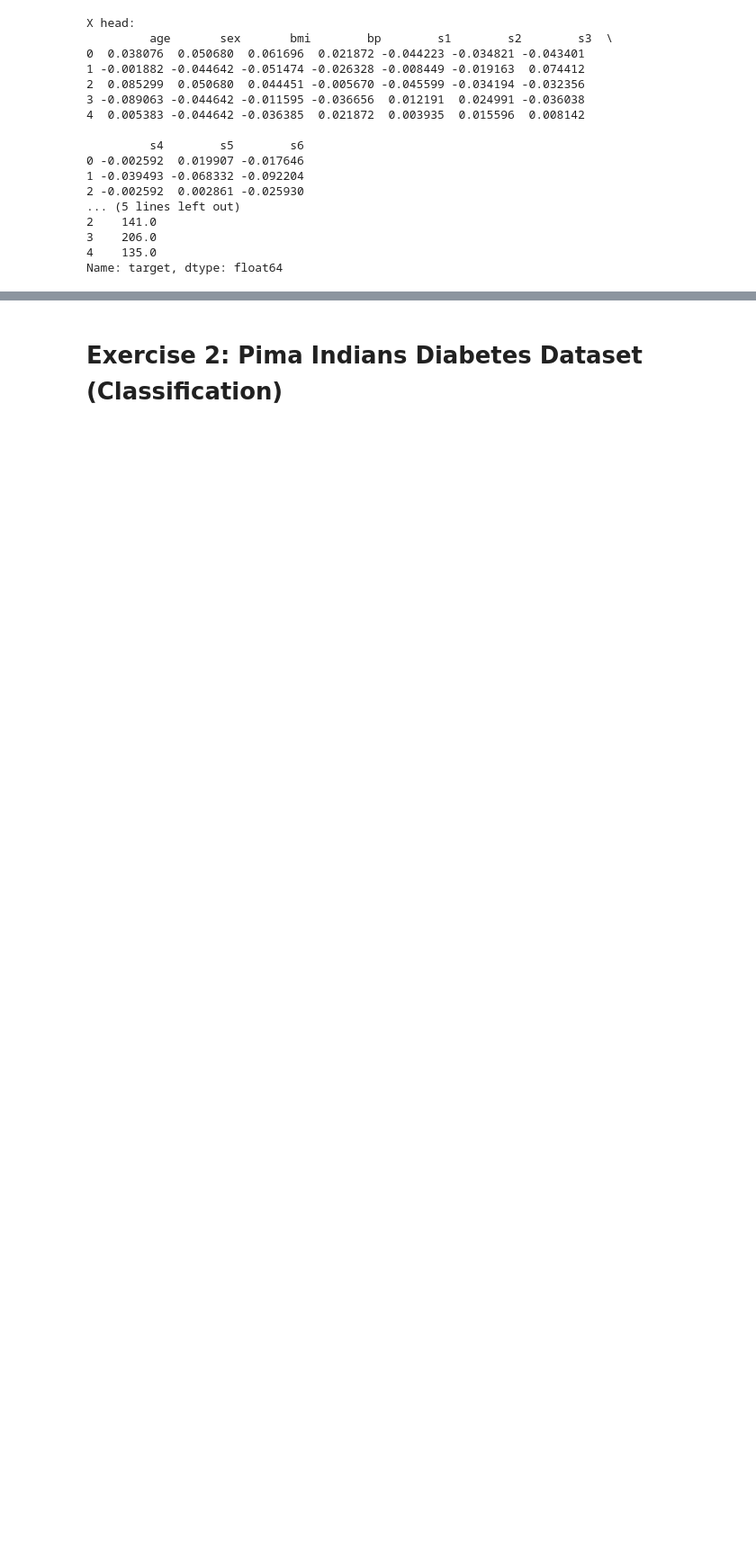
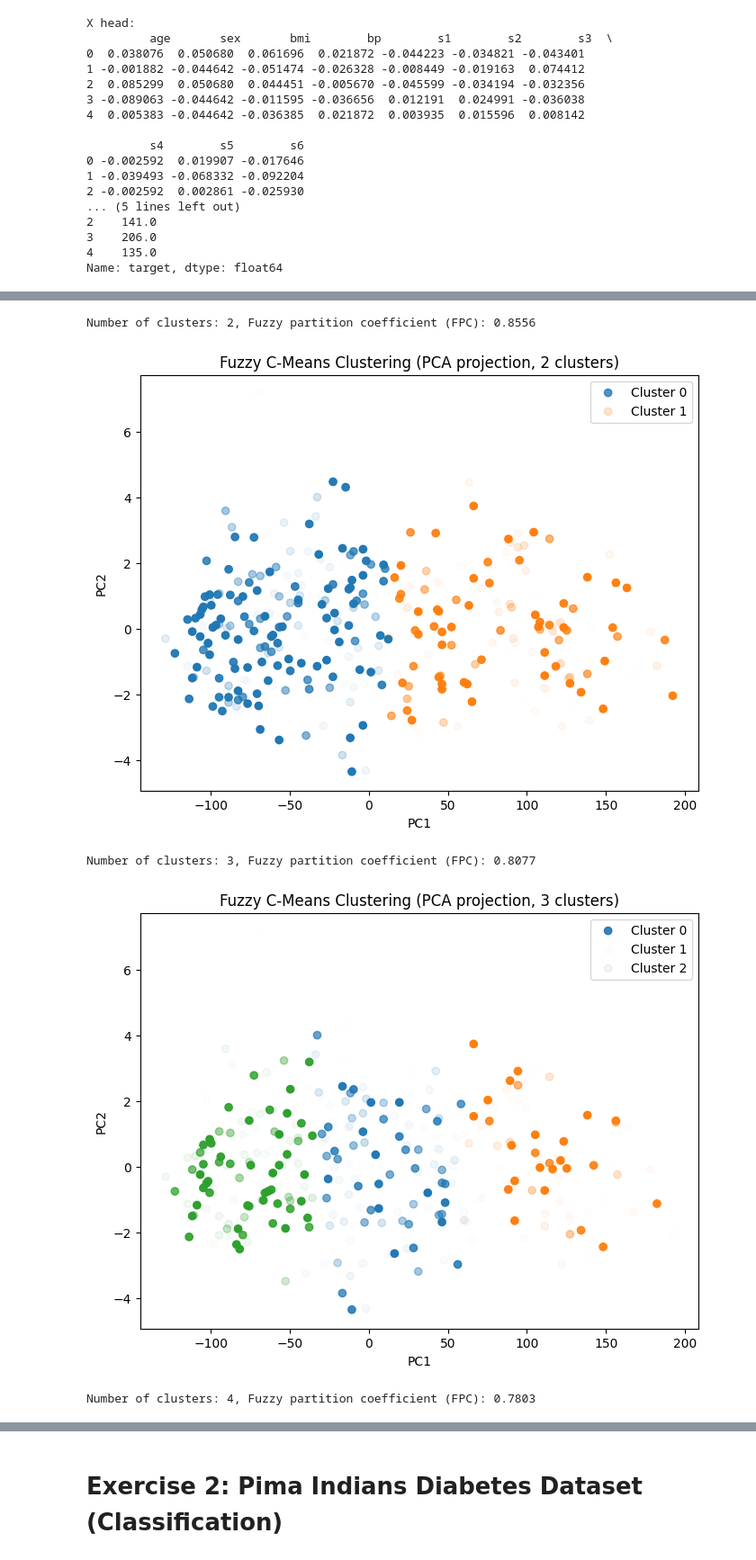
Before and after one commit to MargaridaNabais1/MargaridaNabais_Assignement1, a Jupyter notebook: Untitled-1.ipynb, the cells around one changed output, grey strips where cells are left out. Shown: that part at 90% size. Saved outputs shown, nothing was run; the diff lists cells and outputs as text; code cells hidden in the pictures; blank space fills up the shorter version.

```diff
--- a/Untitled-1.ipynb
+++ b/Untitled-1.ipynb
@@ -121,0 +87,53 @@ Number of clusters: 4, Fuzzy partition coefficient (FPC): 0.7803
+# %%
+m = 2  # fuzziness coefficient
+
+# Concatenate target for clustering (use numpy arrays)
+Xexp = np.concatenate([Xtr.numpy(), ytr.numpy()], axis=1)
+
+# Transpose data for skfuzzy (expects features x samples)
+Xexp_T = Xexp.T
+
+# Reduce data to 2D for plotting (use same data you clustered on)
+Xexp_2d = PCA(n_components=2).fit_transform(Xexp)
+
+# Try different numbers of clusters
+for n_clusters in [2, 3, 4]:
+    # Fuzzy C-means clustering
+    centers, u, u0, d, jm, p, fpc = fuzz.cluster.cmeans(
+        Xexp_T, n_clusters, m=m, error=0.005, maxiter=1000, init=None
+    )
+
+    # Compute sigma (spread) for each cluster
+    sigmas = []
+    for j in range(n_clusters):
+        u_j = u[j, :] ** m
+        var_j = np.average((Xexp - centers[j])**2, axis=0, weights=u_j)
+        sigma_j = np.sqrt(var_j)
+        sigmas.append(sigma_j)
+    sigmas = np.array(sigmas)
+
+    # Hard clustering from fuzzy membership
+    cluster_labels = np.argmax(u, axis=0)
+
+    print(f"Number of clusters: {n_clusters}, Fuzzy partition coefficient (FPC): {fpc:.4f}")
+
+    # Plot PCA projection
+    plt.figure(figsize=(8, 6))
+    for j in range(n_clusters):
+        plt.scatter(
+            Xexp_2d[cluster_labels == j, 0],
+            Xexp_2d[cluster_labels == j, 1],
+            alpha=u[j, :],
+            label=f'Cluster {j}'
+        )
+    plt.title(f"Fuzzy C-Means Clustering (PCA projection, {n_clusters} clusters)")
+    plt.xlabel("PC1")
+    plt.ylabel("PC2")
+    plt.legend()
+    plt.show()
+# %% [output]
+Number of clusters: 2, Fuzzy partition coefficient (FPC): 0.8556
+[figure, added]
+Number of clusters: 3, Fuzzy partition coefficient (FPC): 0.8077
+[figure, added]
+Number of clusters: 4, Fuzzy partition coefficient (FPC): 0.7803
```
Also changed, not shown: parts of 26 cells of this notebook, 1 other file.
